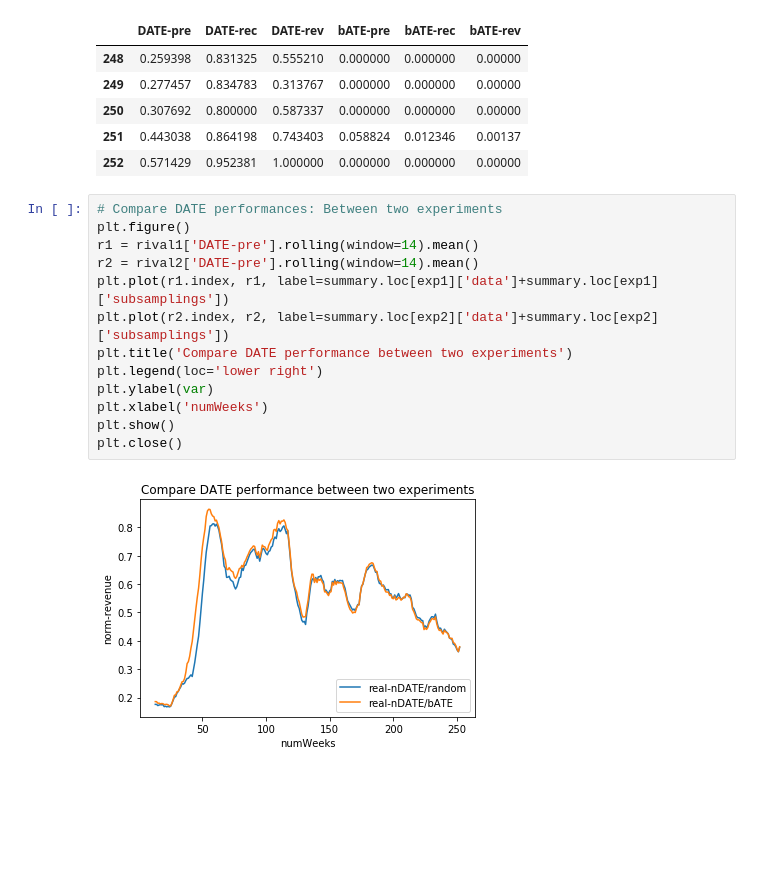
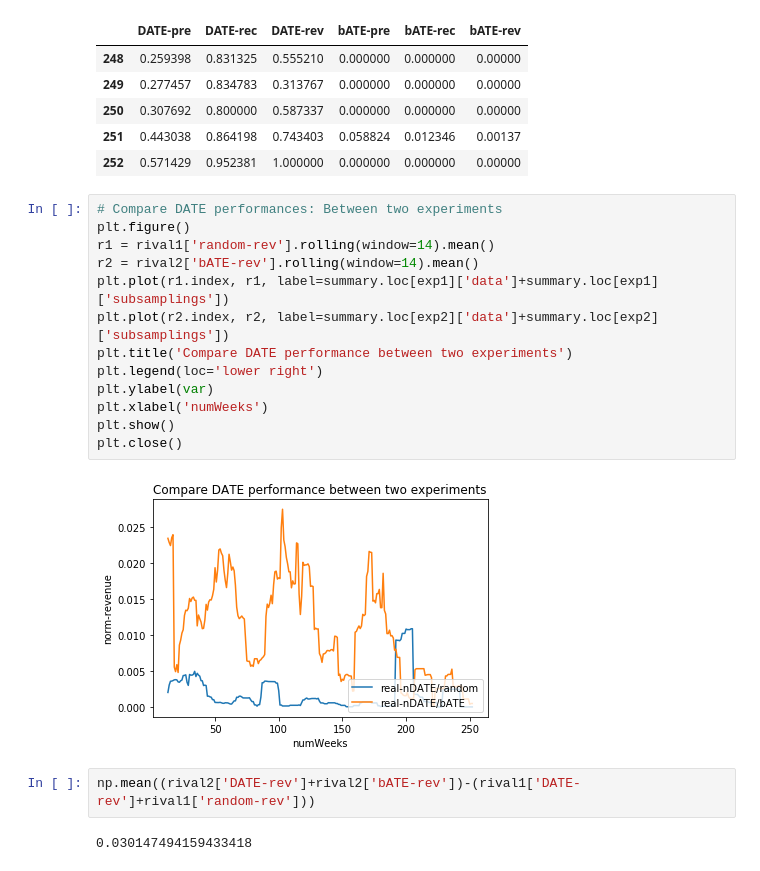
Before and after one commit to Seondong/Customs-Fraud-Detection, a Jupyter notebook: analysis-week.ipynb, the cells around one changed output. Cells and saved outputs as stored; diff of their text form; blank space fills up the shorter version.

```diff
--- a/analysis-week.ipynb
+++ b/analysis-week.ipynb
@@ -310,15 +311,19 @@ rival2.tail(5)
 # %%
 # Compare DATE performances: Between two experiments
 plt.figure()
-r1 = rival1['DATE-pre'].rolling(window=14).mean()
-r2 = rival2['DATE-pre'].rolling(window=14).mean()
+r1 = rival1['random-rev'].rolling(window=14).mean()
+r2 = rival2['bATE-rev'].rolling(window=14).mean()
 plt.plot(r1.index, r1, label=summary.loc[exp1]['data']+summary.loc[exp1]['subsamplings'])
 plt.plot(r2.index, r2, label=summary.loc[exp2]['data']+summary.loc[exp2]['subsamplings'])
 plt.title('Compare DATE performance between two experiments')
 plt.legend(loc='lower right')
 plt.ylabel(var)
 plt.xlabel('numWeeks')
 plt.show()
 plt.close()
 # %% [output]
-[figure, old version]
+[figure, new version]
+# %%
+np.mean((rival2['DATE-rev']+rival2['bATE-rev'])-(rival1['DATE-rev']+rival1['random-rev']))
+# %% [output]
+0.030147494159433418
```
Also changed, not shown: parts of 5 cells of this notebook, 5 other files.
